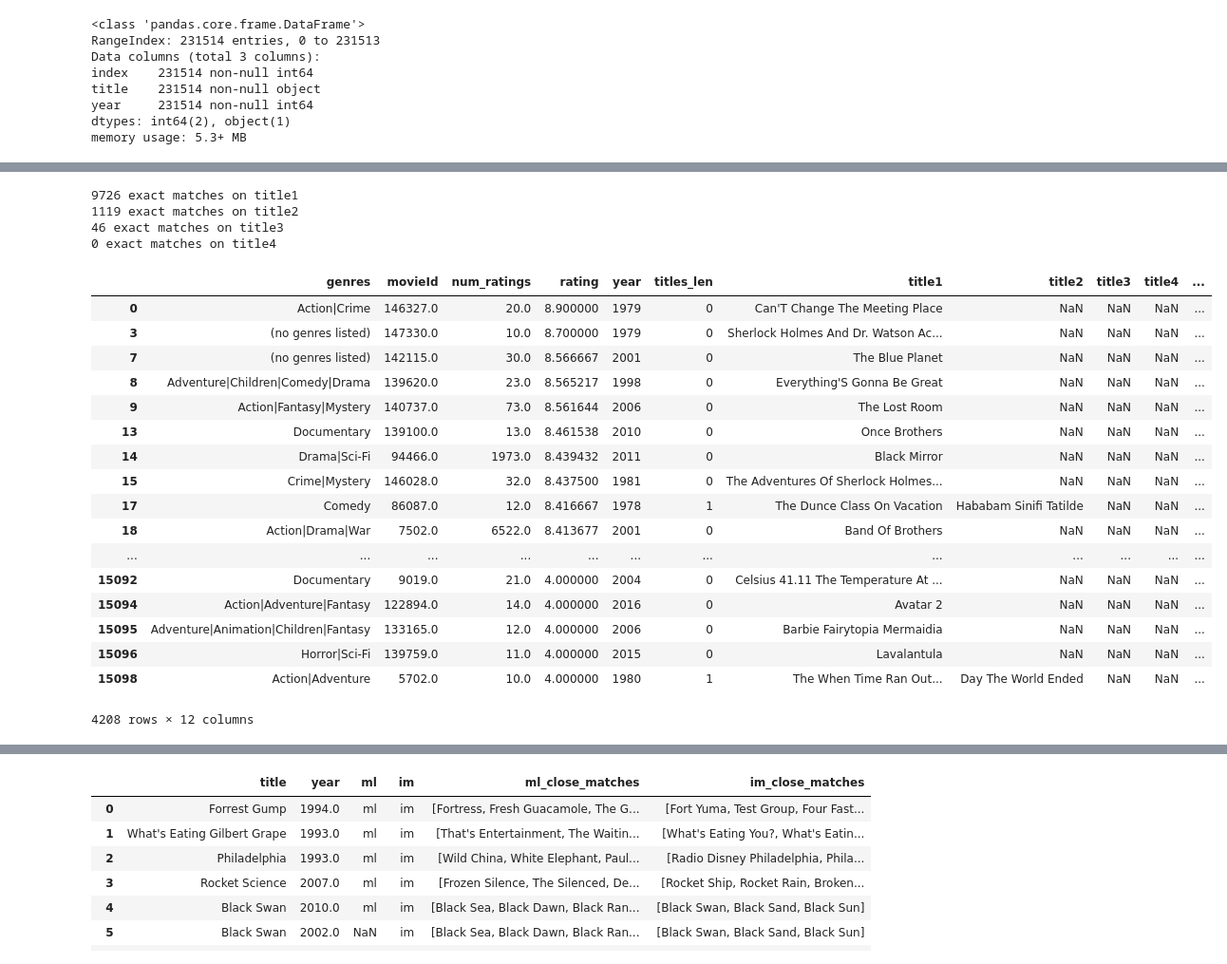
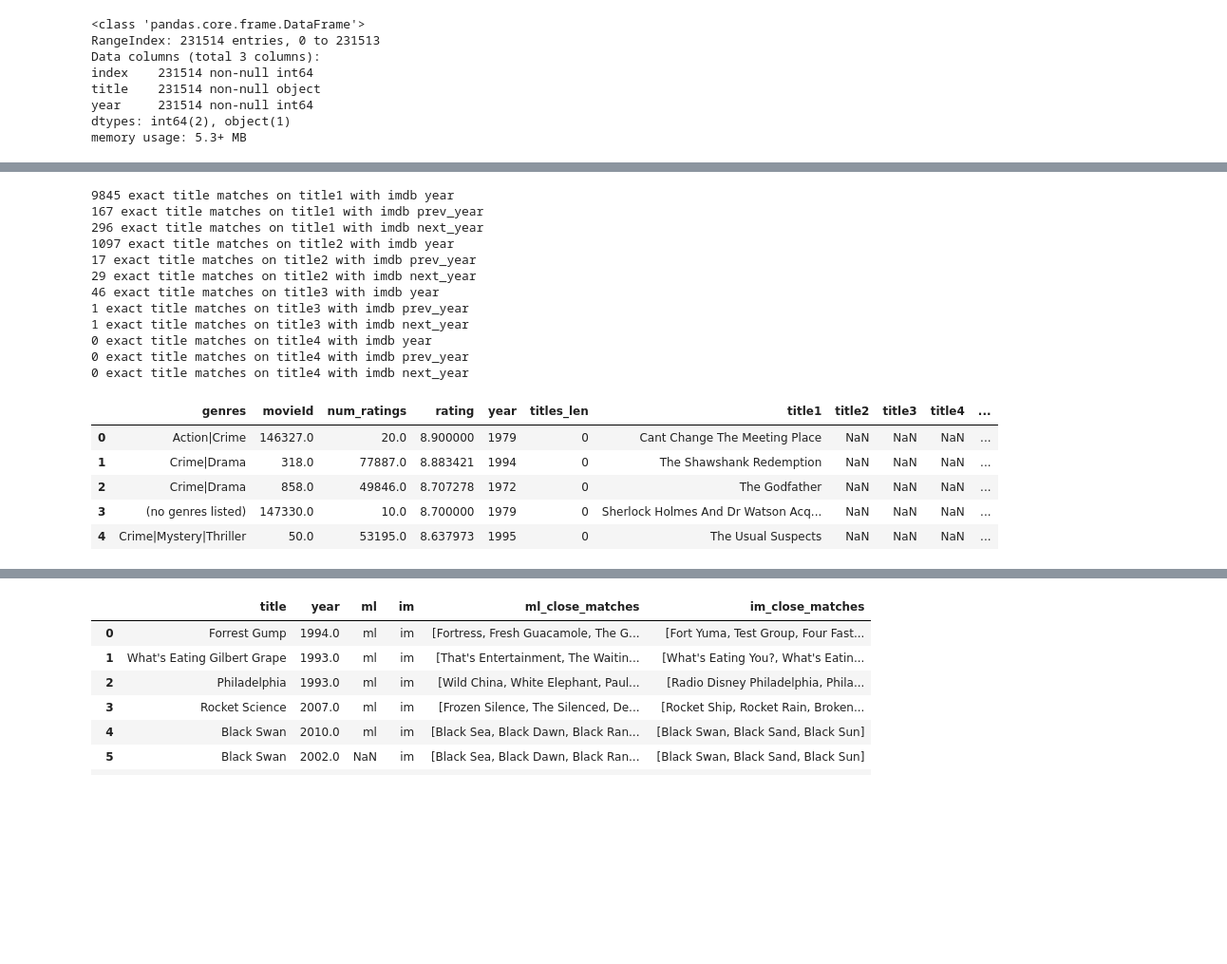
Before and after one commit to bartstonejjj/Data-Science, a Jupyter notebook: LAF/Film Recommendation Engine.ipynb, the cells around one changed output, grey strips where cells are left out. Shown at 95% size. Cells and saved outputs as stored; diff of their text form; code cells hidden in the pictures; blank space fills up the shorter version.

```diff
--- a/LAF/Film Recommendation Engine.ipynb
+++ b/LAF/Film Recommendation Engine.ipynb
@@ -148,8 +148,11 @@ df[df.has_a].head()
 # Function to normalise title names, by removing : and - and making titles in "Title Case Which Is Like This"
 # Will replace 'title' with normalised title
 def normlise_title(df):
-    df.title = df.title.str.replace(r'-', '')
-    df.title = df.title.str.replace(r':', '')
+    df.title = df.title.str.replace(r'&', 'and')
+    df.title = df.title.str.replace(r'([^(\w|\s)]+)', '') # regular expression to remove all matches of non alpha-numeric characters
+
+    #df.title = df.title.str.replace(r'-', '')
+    #df.title = df.title.str.replace(r':', '')
     df.title = df.title.map(lambda x: x.title())
     return df
 # %%
@@ -318,0 +334,5 @@ ml = agg_sepYr_moveThe_moveA_normed_sepTitles_ml # Movies from MovieLens databas
+# %%
+# Add prev and next years to dataset to help for better matching.
+im['prev_year'] = im['year'] - 1
+im['next_year'] = im['year'] + 1
+im.head()
@@ -319,66 +346,56 @@ ml = agg_sepYr_moveThe_moveA_normed_sepTitles_ml # Movies from MovieLens databas
 # %%
 # Data: MovieLens & IMDB
 
 # Parameters for filtering out films
 min_num_ratings = 10
 min_rating = 4
 min_year = 1965
 
 # Filter out films with few ratings
 ml = ml[ml['num_ratings'] >= min_num_ratings]
 
 # Filter out films with poor rating
 ml = ml[ml['rating'] >= min_rating]
 
 #Filter out old films
 ml = ml[ml['year'] >= min_year]
 im = im[im['year'] >= min_year]
 
-# Merging MovieLens and IMDB dataframes together on title and year.
-# con_flds = ['title', 'year']
-# ml['ml'] = 'ml' # Add identifier for movielens records
-# im['im'] = 'im' # Add identifier for imdb records
-
 # Merge MovieLens and IMDB dataframes together on title and year for exact match
 # Starting from title1 and working up to title4 in movielens
 df = pd.DataFrame()
 films_all = pd.DataFrame()
 for i in range (1, 5):
-    df = ml.merge(im, left_on = ['title%s' %i, 'year'], right_on = ['title', 'year'], how = 'inner')
-    df['match_on'] = 'title%s' %i
-    df['match_type'] = 'exact'
-    print('%s exact matches on title%s' %(len(df), i))
-    films_all = films_all.append(df)
+
+    # Iterate through year, prev_year and next_year of imdb to find matches
+    # prev_year and next_year are in case year is off by 1 between imdb and movielens
+    for yr in ['year', 'prev_year', 'next_year']:
+        df = ml.merge(im, left_on = ['title%s' %i, 'year'], right_on = ['title', yr], how = 'inner')
+        df['match_on'] = 'title%s' %i # indicate which title (title1 - title4) a match was found
+        df['title_match_type'] = 'exact' # indicate that the exact title was matched
+        df['year_match_on'] = yr # indicate if the year was matched correctly (year), or match on prev/next year
+        print('%s exact title matches on title%s with imdb %s' %(len(df), i, yr))
+        films_all = films_all.append(df)
 
 # Find films in movielens that did not match to any films in imdb
-df = ml.merge(films_all[['movieId', 'title']], how = 'left')
-ml_mm = df[df['title'].isnull()]
-
-#Iterate over every year
-# Iterate over titles1 to title4 to find close matches for these titles in imdb
-
-
-ml_mm
+films_all = ml.merge(films_all[['movieId', 'title', 'match_on', 'title_match_type', 'year_match_on']], how = 'left')
+films_all.head()
 # %% [output]
-9726 exact matches on title1
-1119 exact matches on title2
-46 exact matches on title3
-0 exact matches on title4
+9845 exact title matches on title1 with imdb year
+167 exact title matches on title1 with imdb prev_year
+296 exact title matches on title1 with imdb next_year
+1097 exact title matches on title2 with imdb year
+17 exact title matches on title2 with imdb prev_year
+29 exact title matches on title2 with imdb next_year
+46 exact title matches on title3 with imdb year
+1 exact title matches on title3 with imdb prev_year
+1 exact title matches on title3 with imdb next_year
+0 exact title matches on title4 with imdb year
+0 exact title matches on title4 with imdb prev_year
+0 exact title matches on title4 with imdb next_year
 |  | genres | movieId | num_ratings | rating | year | titles_len | title1 | title2 | title3 | title4 | ... |
-| 0 | Action|Crime | 146327.0 | 20.0 | 8.900000 | 1979 | 0 | Can'T Change The Meeting Place | NaN | NaN | NaN | ... |
-| 3 | (no genres listed) | 147330.0 | 10.0 | 8.700000 | 1979 | 0 | Sherlock Holmes And Dr. Watson Ac... | NaN | NaN | NaN | ... |
-| 7 | (no genres listed) | 142115.0 | 30.0 | 8.566667 | 2001 | 0 | The Blue Planet | NaN | NaN | NaN | ... |
-| 8 | Adventure|Children|Comedy|Drama | 139620.0 | 23.0 | 8.565217 | 1998 | 0 | Everything'S Gonna Be Great | NaN | NaN | NaN | ... |
-| 9 | Action|Fantasy|Mystery | 140737.0 | 73.0 | 8.561644 | 2006 | 0 | The Lost Room | NaN | NaN | NaN | ... |
-| 13 | Documentary | 139100.0 | 13.0 | 8.461538 | 2010 | 0 | Once Brothers | NaN | NaN | NaN | ... |
-| 14 | Drama|Sci-Fi | 94466.0 | 1973.0 | 8.439432 | 2011 | 0 | Black Mirror | NaN | NaN | NaN | ... |
-| 15 | Crime|Mystery | 146028.0 | 32.0 | 8.437500 | 1981 | 0 | The Adventures Of Sherlock Holmes... | NaN | NaN | NaN | ... |
-| 17 | Comedy | 86087.0 | 12.0 | 8.416667 | 1978 | 1 | The Dunce Class On Vacation | Hababam Sinifi Tatilde | NaN | NaN | ... |
-| 18 | Action|Drama|War | 7502.0 | 6522.0 | 8.413677 | 2001 | 0 | Band Of Brothers | NaN | NaN | NaN | ... |
-| ... | ... | ... | ... | ... | ... | ... | ... | ... | ... | ... | ... |
-| 15092 | Documentary | 9019.0 | 21.0 | 4.000000 | 2004 | 0 | Celsius 41.11 The Temperature At ... | NaN | NaN | NaN | ... |
-| 15094 | Action|Adventure|Fantasy | 122894.0 | 14.0 | 4.000000 | 2016 | 0 | Avatar 2 | NaN | NaN | NaN | ... |
-| 15095 | Adventure|Animation|Children|Fantasy | 133165.0 | 12.0 | 4.000000 | 2006 | 0 | Barbie Fairytopia Mermaidia | NaN | NaN | NaN | ... |
-| 15096 | Horror|Sci-Fi | 139759.0 | 11.0 | 4.000000 | 2015 | 0 | Lavalantula | NaN | NaN | NaN | ... |
-| 15098 | Action|Adventure | 5702.0 | 10.0 | 4.000000 | 1980 | 1 | The When Time Ran Out... | Day The World Ended | NaN | NaN | ... |
+| 0 | Action|Crime | 146327.0 | 20.0 | 8.900000 | 1979 | 0 | Cant Change The Meeting Place | NaN | NaN | NaN | ... |
+| 1 | Crime|Drama | 318.0 | 77887.0 | 8.883421 | 1994 | 0 | The Shawshank Redemption | NaN | NaN | NaN | ... |
+| 2 | Crime|Drama | 858.0 | 49846.0 | 8.707278 | 1972 | 0 | The Godfather | NaN | NaN | NaN | ... |
+| 3 | (no genres listed) | 147330.0 | 10.0 | 8.700000 | 1979 | 0 | Sherlock Holmes And Dr Watson Acq... | NaN | NaN | NaN | ... |
+| 4 | Crime|Mystery|Thriller | 50.0 | 53195.0 | 8.637973 | 1995 | 0 | The Usual Suspects | NaN | NaN | NaN | ... |
-4208 rows × 12 columns
```
Also changed, not shown: parts of 24 cells of this notebook.
